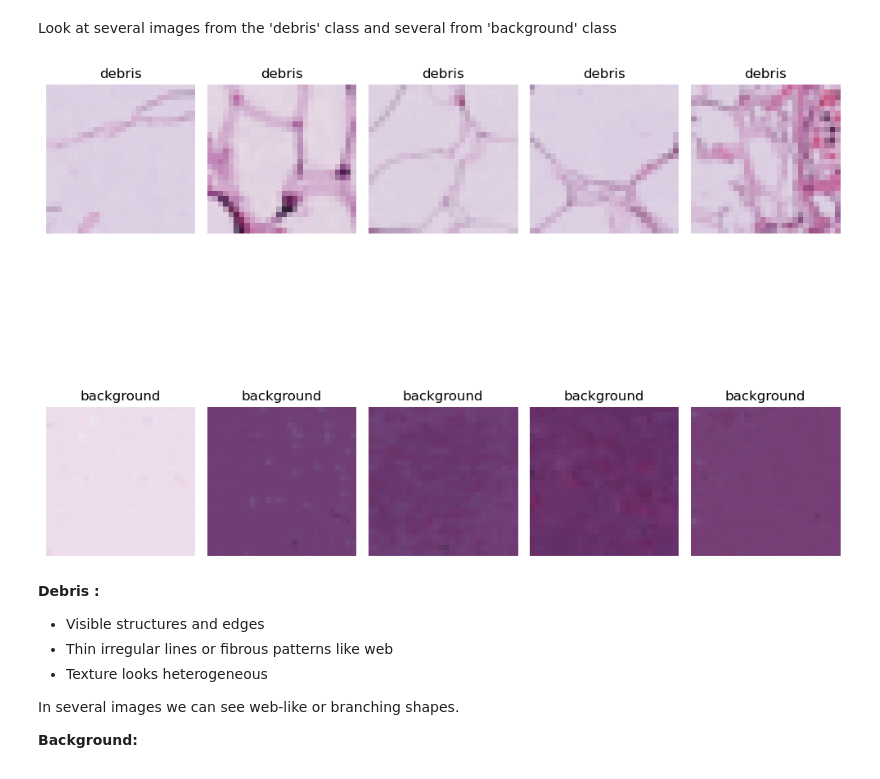
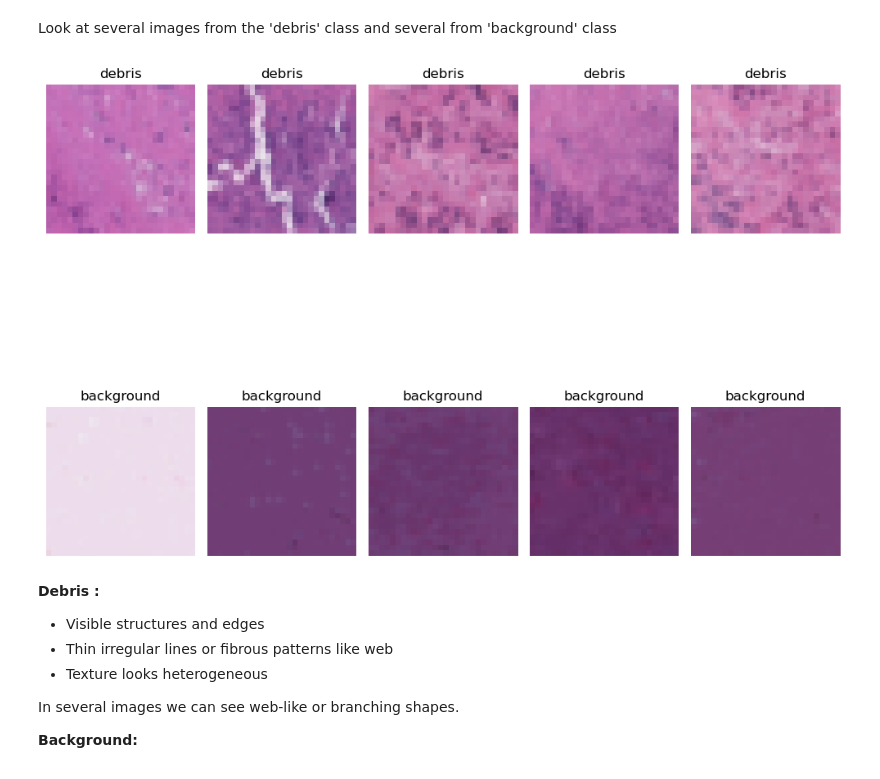
Before and after one commit to cmanell/Colorectal_cancer_DL_project, a Jupyter notebook: DL_project_colorectal_cancer.ipynb, the cells around one changed output. Cells and saved outputs as stored; diff of their text form; code cells hidden in the pictures.

```diff
--- a/DL_project_colorectal_cancer.ipynb
+++ b/DL_project_colorectal_cancer.ipynb
@@ -72,35 +72,35 @@ Look at several images from the 'debris' class and several from 'background' cla
 # %%
 # look several images of the class "debris" and the class "background"
 debris_images = []
 background_images = []
 i=0
 j=0
 for img, label in zip(train_images, train_labels):
     label = int(label)
-    if label == 0:
+    if label == 2:
         debris_images.append(img)
         i += 1
     elif label == 1:
         background_images.append(img)
         j += 1
     if i == 5 and j == 5:
         break
 # plot the images
 plt.figure(figsize=(10,10))
 for i in range(5):
     plt.subplot(2, 5, i+1)
     plt.imshow(debris_images[i])
     plt.title("debris")
     plt.axis("off")
 for i in range(5):
     plt.subplot(2, 5, i+6)
     plt.imshow(background_images[i])
     plt.title("background")
     plt.axis("off")
 plt.tight_layout()
 plt.show()
 # %% [output]
-[figure, old version]
+[figure, new version]
 # %% [markdown]
 **Debris :**
 
```
Also changed, not shown: parts of 3 cells of this notebook.
